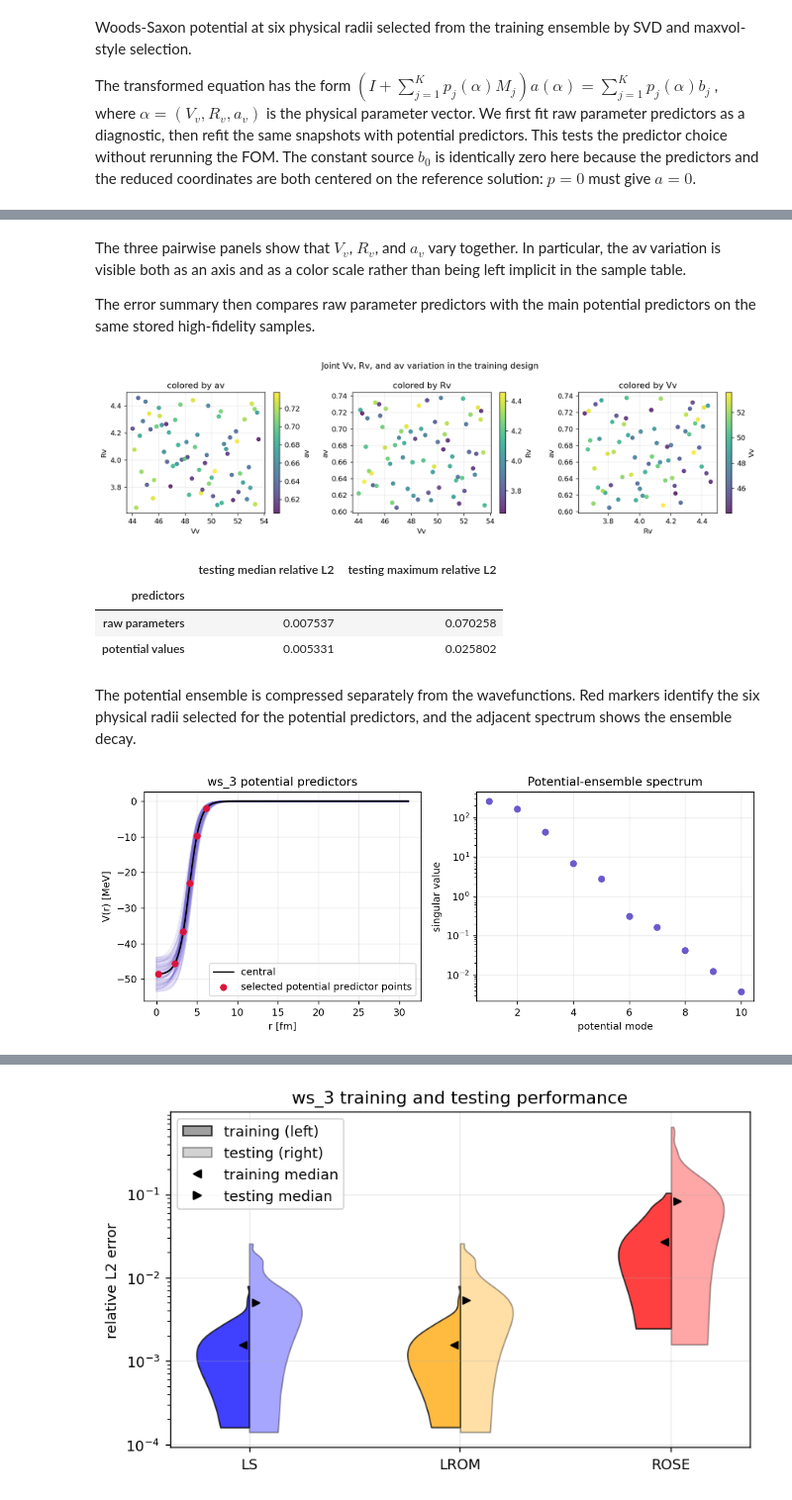
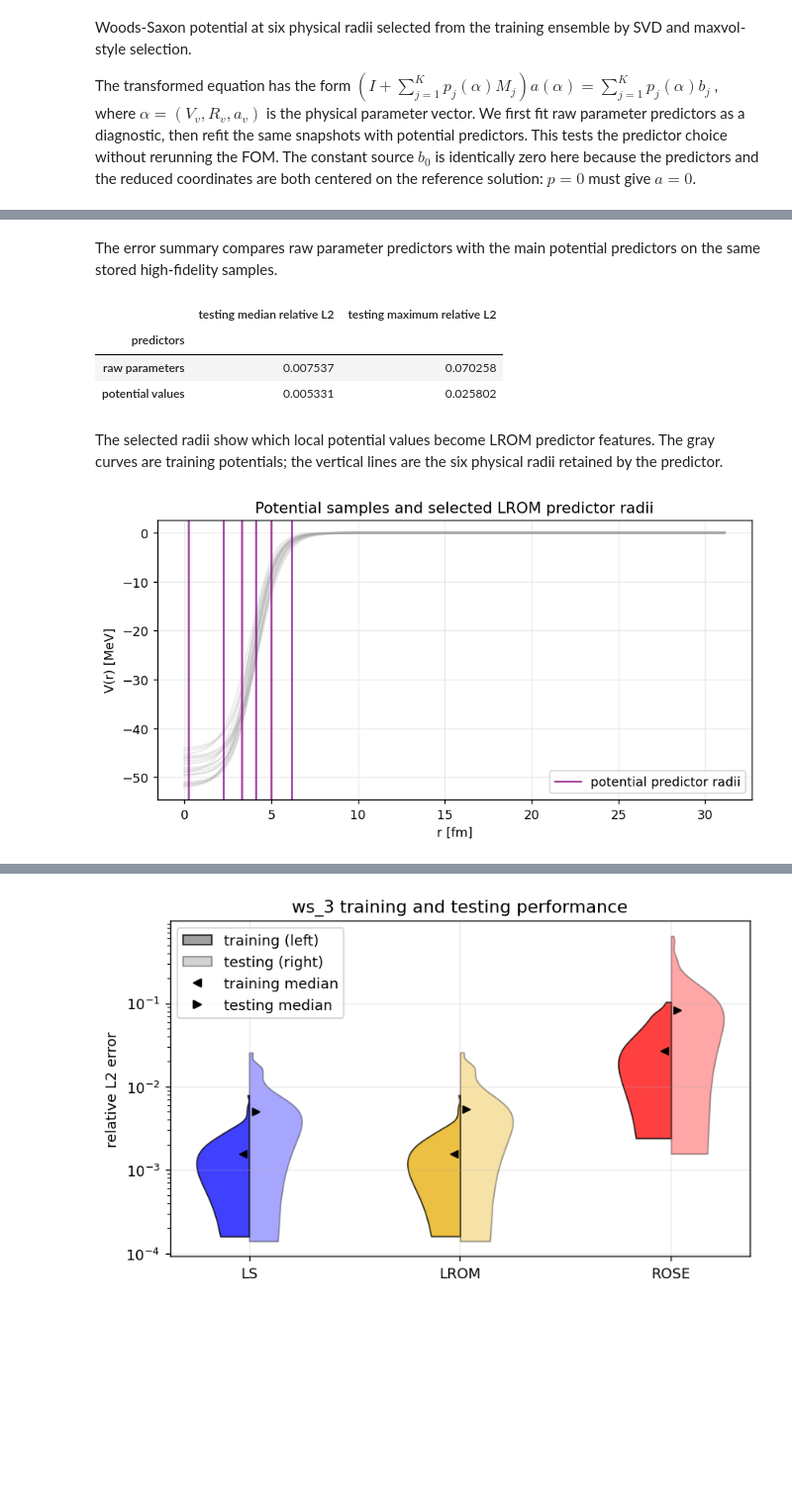
Before and after one commit to nitrogen5052/Learning-Reduced-Order-Models, a Jupyter notebook: notebooks/01_rbm_vs_lrom_single_wavefunction.ipynb, the cells around one changed output, grey strips where cells are left out. Shown at 99% size. Drawn from its saved outputs; the diff is of its cells as text; code cells hidden in the pictures; blank space fills up the shorter version.

```diff
--- a/notebooks/01_rbm_vs_lrom_single_wavefunction.ipynb
+++ b/notebooks/01_rbm_vs_lrom_single_wavefunction.ipynb
@@ -600,39 +679,8 @@ worst corrected ROSE cases
 potential predictor radii [fm]: [0.23377848 4.13008625 3.31186162 4.98727396 2.25985852 6.15616629]
 # %% [markdown]
-The three pairwise panels show that $V_v$, $R_v$, and $a_v$ vary
-together. In particular, the av variation is visible both as an axis
-and as a color scale rather than being left implicit in the sample table.
-
-The error summary then compares raw parameter predictors with the main
+The error summary compares raw parameter predictors with the main
 potential predictors on the same stored high-fidelity samples.
 # %%
-ws3_names = ws3_emulator.parameter_names
-ws3_training_rows = ws3_emulator.samples.design.training.values
-fig, axes = plt.subplots(1, 3, figsize=(13.2, 3.6))
-pairings = ((0, 1, 2), (0, 2, 1), (1, 2, 0))
-for ax, (x_index, y_index, color_index) in zip(axes, pairings):
-    scatter = ax.scatter(
-        ws3_training_rows[:, x_index],
-        ws3_training_rows[:, y_index],
-        c=ws3_training_rows[:, color_index],
-        cmap="viridis",
-        s=26,
-        alpha=0.8,
-    )
-    ax.set(
-        xlabel=f"{ws3_names[x_index]}",
-        ylabel=f"{ws3_names[y_index]}",
-        title=f"colored by {ws3_names[color_index]}",
-    )
-    fig.colorbar(
-        scatter,
-        ax=ax,
-        label=f"{ws3_names[color_index]}",
-    )
-fig.suptitle("Joint Vv, Rv, and av variation in the training design")
-fig.tight_layout()
-plt.show()
-
 potential_relative_l2 = np.asarray(
     ws3_emulator.testing_results.metrics["relative_l2"][0]["lrom"]
 )
@@ -649,39 +697,36 @@ pd.DataFrame([
     },
 ]).set_index("predictors")
 # %% [output]
-[figure, removed]
 |  | testing median relative L2 | testing maximum relative L2 |
 | predictors |  |  |
 | raw parameters | 0.007537 | 0.070258 |
 | potential values | 0.005331 | 0.025802 |
 # %% [markdown]
-The potential ensemble is compressed separately from the wavefunctions.
-Red markers identify the six physical radii selected for the potential
-predictors, and the adjacent spectrum shows the ensemble decay.
+The selected radii show which local potential values become LROM
+predictor features. The gray curves are training potentials; the
+vertical lines are the six physical radii retained by the predictor.
 # %%
 r3 = ws3_emulator.mesh.radius
-fig, axes = plt.subplots(1, 2, figsize=(11, 3.8))
-for potential in ws3_emulator.samples.training_potentials:
-    axes[0].plot(r3, np.real(potential), color="slateblue", alpha=0.12)
-axes[0].plot(r3, np.real(ws3_emulator.samples.central_potential), color="black", label="central")
-selected_radii = ws3_emulator.predictors.selected_radii
-selected_values = ws3_emulator.samples.central_potential[
-    ws3_emulator.predictors.selected_indices
-]
-axes[0].scatter(
-    selected_radii,
-    np.real(selected_values),
-    color="crimson",
-    zorder=5,
-    label="selected potential predictor points",
+fig, ax = plt.subplots(figsize=(7.4, 4.0))
+for potential in ws3_emulator.samples.training_potentials[:20]:
+    ax.plot(r3, np.real(potential), color="0.65", alpha=0.20)
+for radius_index, selected_radius in enumerate(
+    ws3_emulator.predictors.selected_radii, start=1
+):
+    ax.axvline(
+        selected_radius,
+        color="purple",
+        alpha=0.75,
+        label="potential predictor radii" if radius_index == 1 else None,
+    )
+ax.set(
+    xlabel="r [fm]",
+    ylabel="V(r) [MeV]",
+    title="Potential samples and selected LROM predictor radii",
 )
-axes[0].set(xlabel="r [fm]", ylabel="V(r) [MeV]", title="ws_3 potential predictors")
-axes[0].legend()
-
-for index, singular_value in enumerate(ws3_emulator.predictors.singular_values[:10], start=1):
-    axes[1].semilogy(index, singular_value, "o", color="slateblue")
-axes[1].set(xlabel="potential mode", ylabel="singular value", title="Potential-ensemble spectrum")
+ax.legend()
+fig.tight_layout()
 plt.show()
 # %% [output]
-[figure, old version]
+[figure, new version]
 # %% [markdown]
```
Also changed, not shown: parts of 15 cells of this notebook, 4 other files.
